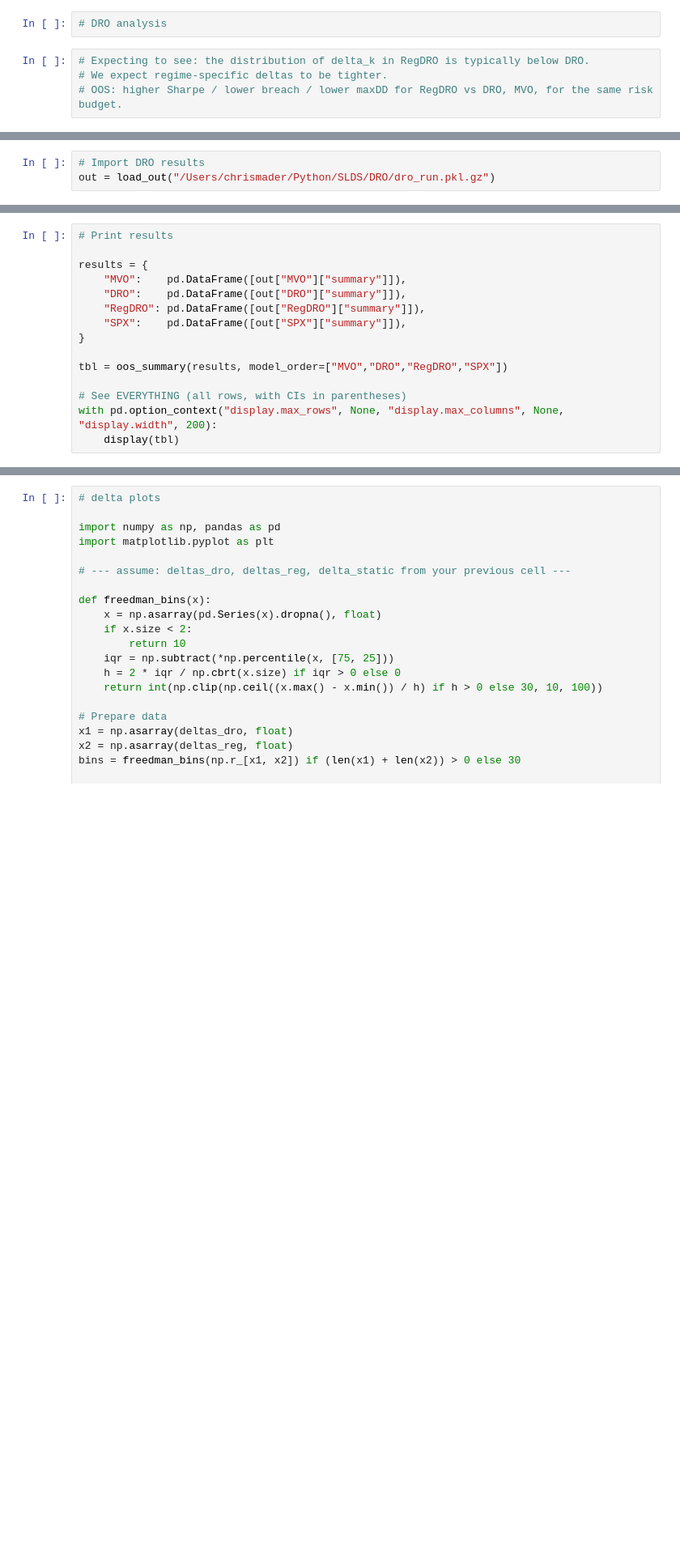
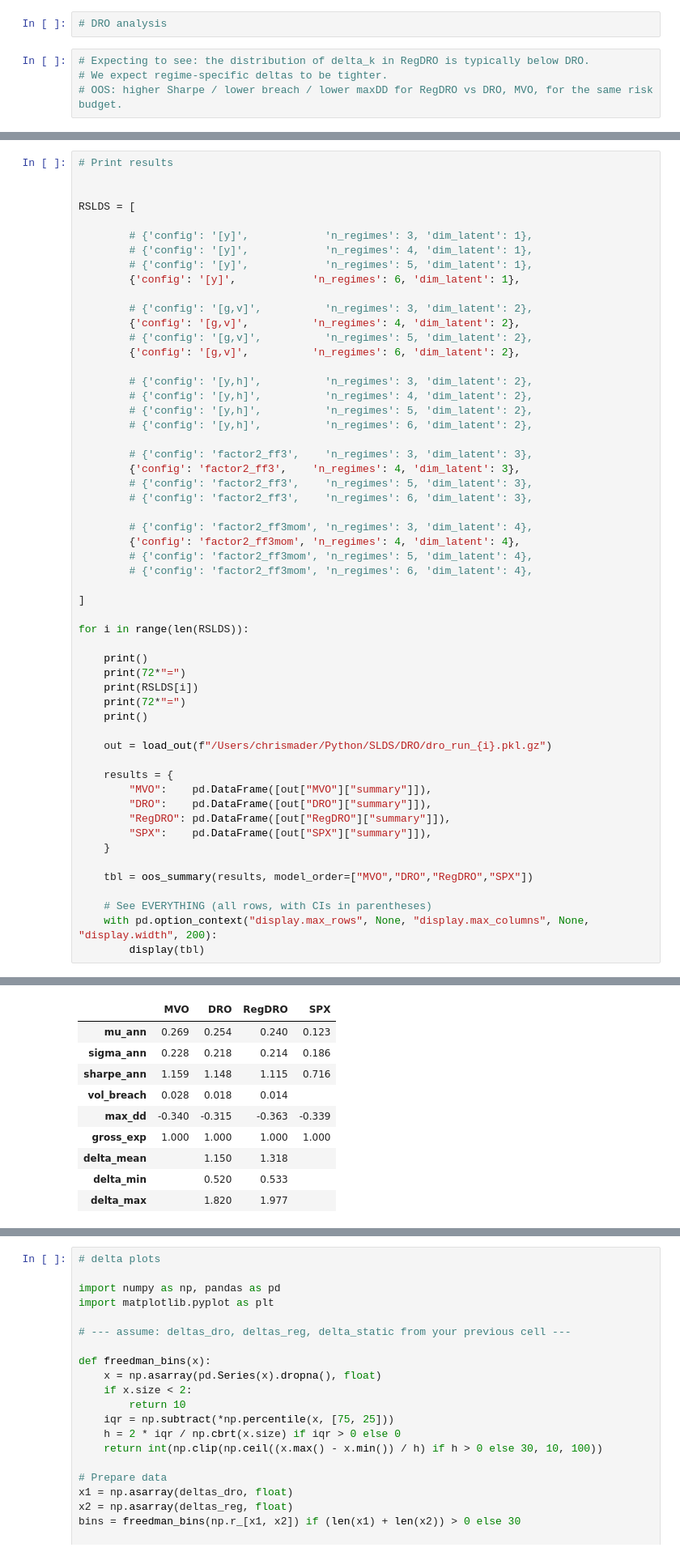
Before and after one commit to chrismader1/SLDS, a Jupyter notebook: DRO_analysis.ipynb, the cells around one changed output, grey strips where cells are left out. Shown at 81% size. Drawn from its saved outputs; the diff is of its cells as text; blank space fills up the shorter version.

```diff
--- a/DRO_analysis.ipynb
+++ b/DRO_analysis.ipynb
@@ -11,3 +12,0 @@ from dro import *
-# %%
-# Import DRO results
-out = load_out("/Users/chrismader/Python/SLDS/DRO/dro_run.pkl.gz")
@@ -14,15 +60,56 @@ out = load_out("/Users/chrismader/Python/SLDS/DRO/dro_run.pkl.gz")
 # %%
 # Print results
 
-results = {
-    "MVO":    pd.DataFrame([out["MVO"]["summary"]]),
-    "DRO":    pd.DataFrame([out["DRO"]["summary"]]),
-    "RegDRO": pd.DataFrame([out["RegDRO"]["summary"]]),
-    "SPX":    pd.DataFrame([out["SPX"]["summary"]]),
-}
 
-tbl = oos_summary(results, model_order=["MVO","DRO","RegDRO","SPX"])
+RSLDS = [
 
-# See EVERYTHING (all rows, with CIs in parentheses)
-with pd.option_context("display.max_rows", None, "display.max_columns", None, "display.width", 200):
-    display(tbl)
+        # {'config': '[y]',            'n_regimes': 3, 'dim_latent': 1},
+        # {'config': '[y]',            'n_regimes': 4, 'dim_latent': 1},
+        # {'config': '[y]',            'n_regimes': 5, 'dim_latent': 1},
+        {'config': '[y]',            'n_regimes': 6, 'dim_latent': 1},
+
+        # {'config': '[g,v]',          'n_regimes': 3, 'dim_latent': 2},
+        {'config': '[g,v]',          'n_regimes': 4, 'dim_latent': 2},
+        # {'config': '[g,v]',          'n_regimes': 5, 'dim_latent': 2},
+        {'config': '[g,v]',          'n_regimes': 6, 'dim_latent': 2},
+
+        # {'config': '[y,h]',          'n_regimes': 3, 'dim_latent': 2},
+        # {'config': '[y,h]',          'n_regimes': 4, 'dim_latent': 2},
+        # {'config': '[y,h]',          'n_regimes': 5, 'dim_latent': 2},
+        # {'config': '[y,h]',          'n_regimes': 6, 'dim_latent': 2},
+
+        # {'config': 'factor2_ff3',    'n_regimes': 3, 'dim_latent': 3},
+        {'config': 'factor2_ff3',    'n_regimes': 4, 'dim_latent': 3},
+        # {'config': 'factor2_ff3',    'n_regimes': 5, 'dim_latent': 3},
+        # {'config': 'factor2_ff3',    'n_regimes': 6, 'dim_latent': 3},
+
+        # {'config': 'factor2_ff3mom', 'n_regimes': 3, 'dim_latent': 4},
+        {'config': 'factor2_ff3mom', 'n_regimes': 4, 'dim_latent': 4},
+        # {'config': 'factor2_ff3mom', 'n_regimes': 5, 'dim_latent': 4},
+        # {'config': 'factor2_ff3mom', 'n_regimes': 6, 'dim_latent': 4},
+
+]
+
+for i in range(len(RSLDS)):
+
+    print()
+    print(72*"=")
+    print(RSLDS[i])
+    print(72*"=")
+    print()
+
+    out = load_out(f"/Users/chrismader/Python/SLDS/DRO/dro_run_{i}.pkl.gz")
+
+    results = {
+        "MVO":    pd.DataFrame([out["MVO"]["summary"]]),
+        "DRO":    pd.DataFrame([out["DRO"]["summary"]]),
+        "RegDRO": pd.DataFrame([out["RegDRO"]["summary"]]),
+        "SPX":    pd.DataFrame([out["SPX"]["summary"]]),
+    }
+
+    tbl = oos_summary(results, model_order=["MVO","DRO","RegDRO","SPX"])
+
+    # See EVERYTHING (all rows, with CIs in parentheses)
+    with pd.option_context("display.max_rows", None, "display.max_columns", None, "display.width", 200):
+        display(tbl)
+# %% [output]
@@ -28,0 +119,10 @@ with pd.option_context("display.max_rows", None, "display.max_columns", None, "d
+|  | MVO | DRO | RegDRO | SPX |
+| mu_ann | 0.269 | 0.254 | 0.240 | 0.123 |
+| sigma_ann | 0.228 | 0.218 | 0.214 | 0.186 |
+| sharpe_ann | 1.159 | 1.148 | 1.115 | 0.716 |
+| vol_breach | 0.028 | 0.018 | 0.014 |  |
+| max_dd | -0.340 | -0.315 | -0.363 | -0.339 |
+| gross_exp | 1.000 | 1.000 | 1.000 | 1.000 |
+| delta_mean |  | 1.150 | 1.318 |  |
+| delta_min |  | 0.520 | 0.533 |  |
+| delta_max |  | 1.820 | 1.977 |  |
```
Also changed, not shown: parts of 4 cells of this notebook, 10 other files.
